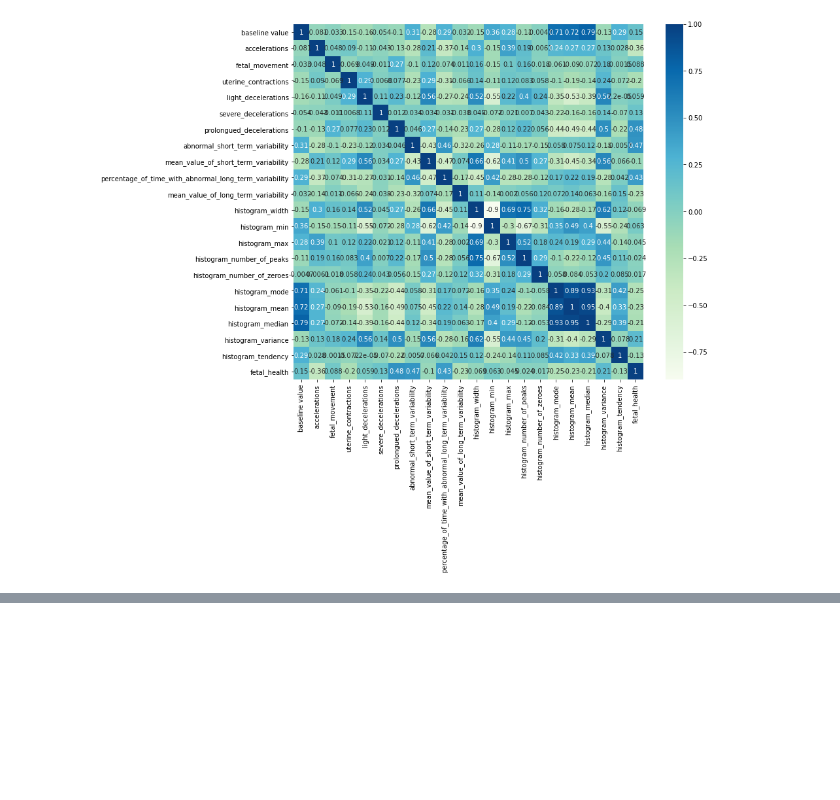
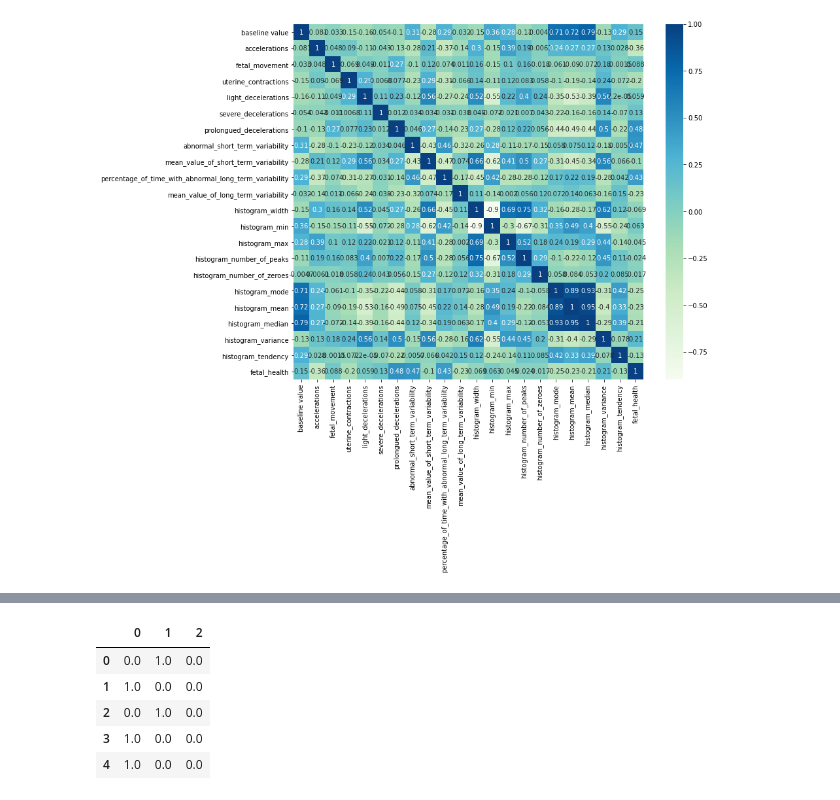
Before and after one commit to georgeob/Drzik_NS2021, a Jupyter notebook: Drzik_NS2021.ipynb, the cells around one changed output, grey strips where cells are left out. Cells and saved outputs as stored; diff of their text form; code cells hidden in the pictures; blank space fills up the shorter version.

```diff
--- a/Drzik_NS2021.ipynb
+++ b/Drzik_NS2021.ipynb
@@ -162,0 +262,9 @@ sns.heatmap(data.corr(), annot=True, cmap = "GnBu")
+# %%
+pd.DataFrame(Y_train).head(5)
+# %% [output]
+|  | 0 | 1 | 2 |
+| 0 | 0.0 | 1.0 | 0.0 |
+| 1 | 1.0 | 0.0 | 0.0 |
+| 2 | 0.0 | 1.0 | 0.0 |
+| 3 | 1.0 | 0.0 | 0.0 |
+| 4 | 1.0 | 0.0 | 0.0 |
```
Also changed, not shown: parts of 16 cells of this notebook.
